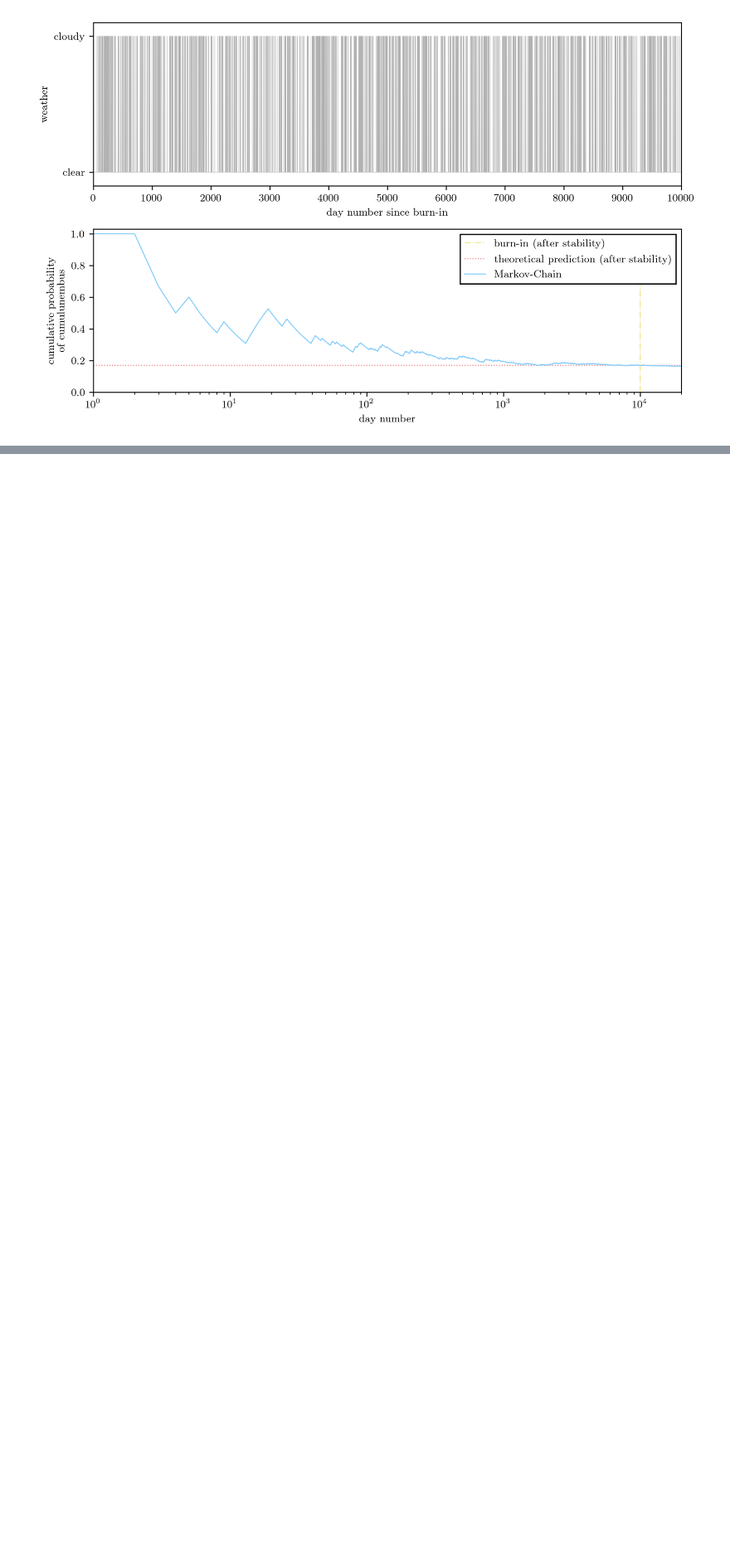
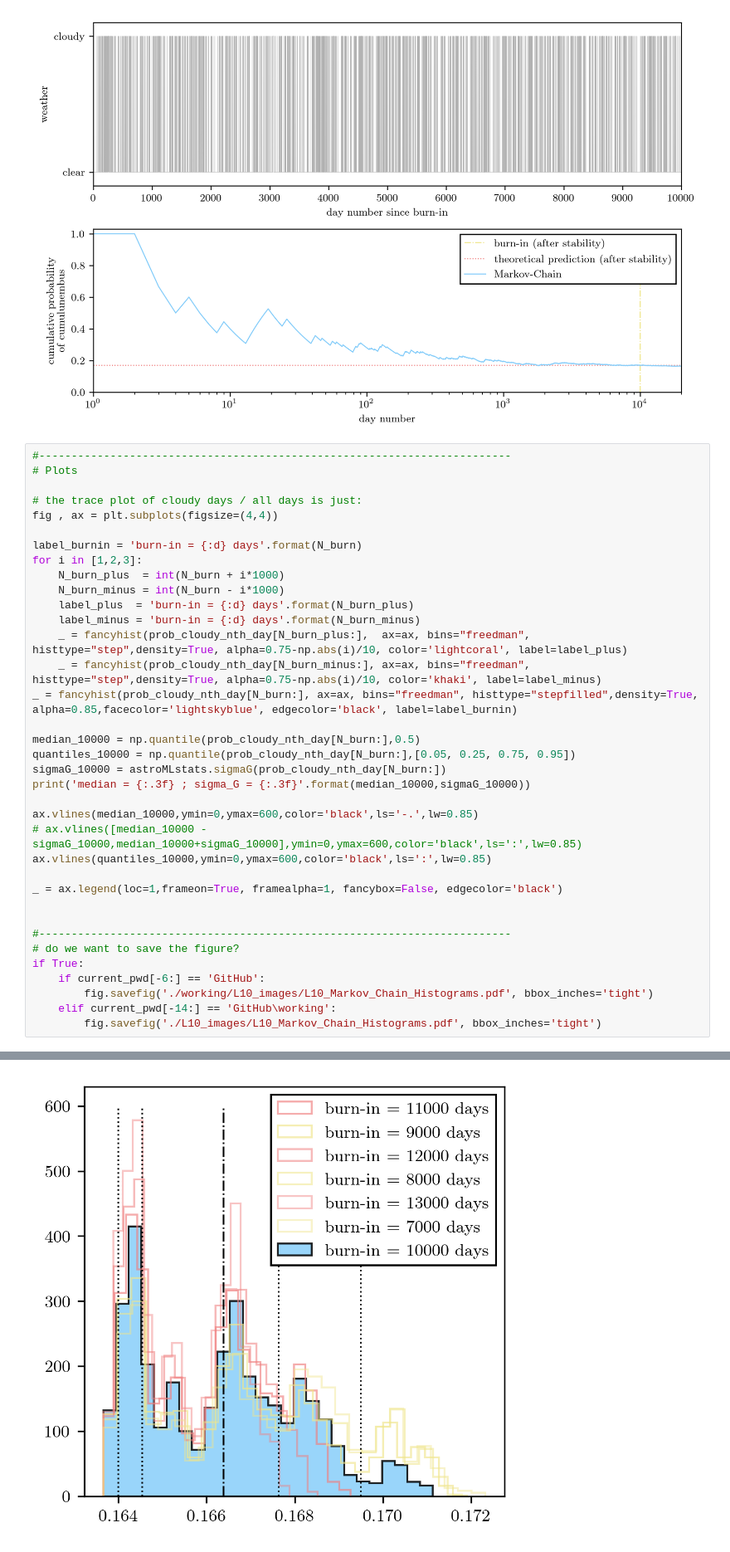
Before and after one commit to Andrea-Pierini/astrostatistics_bicocca_2022-1, a Jupyter notebook: lectures/L10.ipynb, the cells around one changed output, grey strips where cells are left out. Shown at 83% size. Drawn from its saved outputs; the diff is of its cells as text; blank space fills up the shorter version.

```diff
--- a/lectures/L10.ipynb
+++ b/lectures/L10.ipynb
@@ -234,3 +234,40 @@ if True:
         fig.savefig('./L10_images/L10_Markov_Chain_Weather.pdf', bbox_inches='tight')
 # %% [output]
 [figure]
+# %%
+#-------------------------------------------------------------------------
+# Plots
+
+# the trace plot of cloudy days / all days is just:
+fig , ax = plt.subplots(figsize=(4,4))
+
+label_burnin = 'burn-in = {:d} days'.format(N_burn)
+for i in [1,2,3]:
+    N_burn_plus  = int(N_burn + i*1000)
+    N_burn_minus = int(N_burn - i*1000)
+    label_plus  = 'burn-in = {:d} days'.format(N_burn_plus)
+    label_minus = 'burn-in = {:d} days'.format(N_burn_minus)
+    _ = fancyhist(prob_cloudy_nth_day[N_burn_plus:],  ax=ax, bins="freedman", histtype="step",density=True, alpha=0.75-np.abs(i)/10, color='lightcoral', label=label_plus)
+    _ = fancyhist(prob_cloudy_nth_day[N_burn_minus:], ax=ax, bins="freedman", histtype="step",density=True, alpha=0.75-np.abs(i)/10, color='khaki', label=label_minus)
+_ = fancyhist(prob_cloudy_nth_day[N_burn:], ax=ax, bins="freedman", histtype="stepfilled",density=True, alpha=0.85,facecolor='lightskyblue', edgecolor='black', label=label_burnin)
+
+median_10000 = np.quantile(prob_cloudy_nth_day[N_burn:],0.5)
+quantiles_10000 = np.quantile(prob_cloudy_nth_day[N_burn:],[0.05, 0.25, 0.75, 0.95])
+sigmaG_10000 = astroMLstats.sigmaG(prob_cloudy_nth_day[N_burn:])
+print('median = {:.3f} ; sigma_G = {:.3f}'.format(median_10000,sigmaG_10000))
+
+ax.vlines(median_10000,ymin=0,ymax=600,color='black',ls='-.',lw=0.85)
+# ax.vlines([median_10000 - sigmaG_10000,median_10000+sigmaG_10000],ymin=0,ymax=600,color='black',ls=':',lw=0.85)
+ax.vlines(quantiles_10000,ymin=0,ymax=600,color='black',ls=':',lw=0.85)
+
+_ = ax.legend(loc=1,frameon=True, framealpha=1, fancybox=False, edgecolor='black')
+
+
+#-------------------------------------------------------------------------
+# do we want to save the figure?
+if True:
+    if current_pwd[-6:] == 'GitHub':
+        fig.savefig('./working/L10_images/L10_Markov_Chain_Histograms.pdf', bbox_inches='tight')
+    elif current_pwd[-14:] == 'GitHub\working':
+        fig.savefig('./L10_images/L10_Markov_Chain_Histograms.pdf', bbox_inches='tight')
+# %% [output]
@@ -236,0 +275 @@ if True:
+[figure, added]
```
Also changed, not shown: parts of 1 cell of this notebook, 10 other files.
